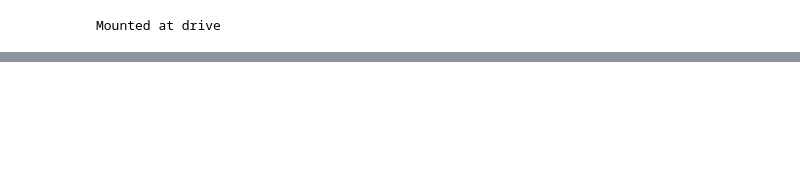
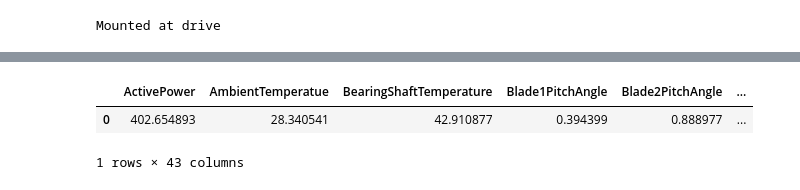
Before and after one commit to TonyGlimm/DS_Forecasting_Project, a Jupyter notebook: Wind_Power_Forecasting.ipynb, the cells around one changed output, grey strips where cells are left out. Drawn from its saved outputs; the diff is of its cells as text; code cells hidden in the pictures; blank space fills up the shorter version.

```diff
--- a/Wind_Power_Forecasting.ipynb
+++ b/Wind_Power_Forecasting.ipynb
@@ -22,0 +167,16 @@ data.head()
+# %%
+# lets start by just filling missing values with the median
+
+for label, content in df.items():                                               # df.items lets us iterate over column name, series --> returns a tuple with column name and the content as a series
+    if pd.api.types.is_numeric_dtype(content):                                  # Check whether the provided array or dtype is of a numeric dtype.
+        if pd.isnull(content).sum():
+            # Add a binary column which tells if the data was missing our not
+            df[label+"_is_missing"] = pd.isnull(content)
+            # Fill missing numeric values with median since it's more robust than the mean
+            df[label] = content.fillna(content.median())
+# %%
+df.head(1)
+# %% [output]
+|  | ActivePower | AmbientTemperatue | BearingShaftTemperature | Blade1PitchAngle | Blade2PitchAngle | ... |
+| 0 | 402.654893 | 28.340541 | 42.910877 | 0.394399 | 0.888977 | ... |
+1 rows × 43 columns
```
Also changed, not shown: parts of 22 cells of this notebook.
